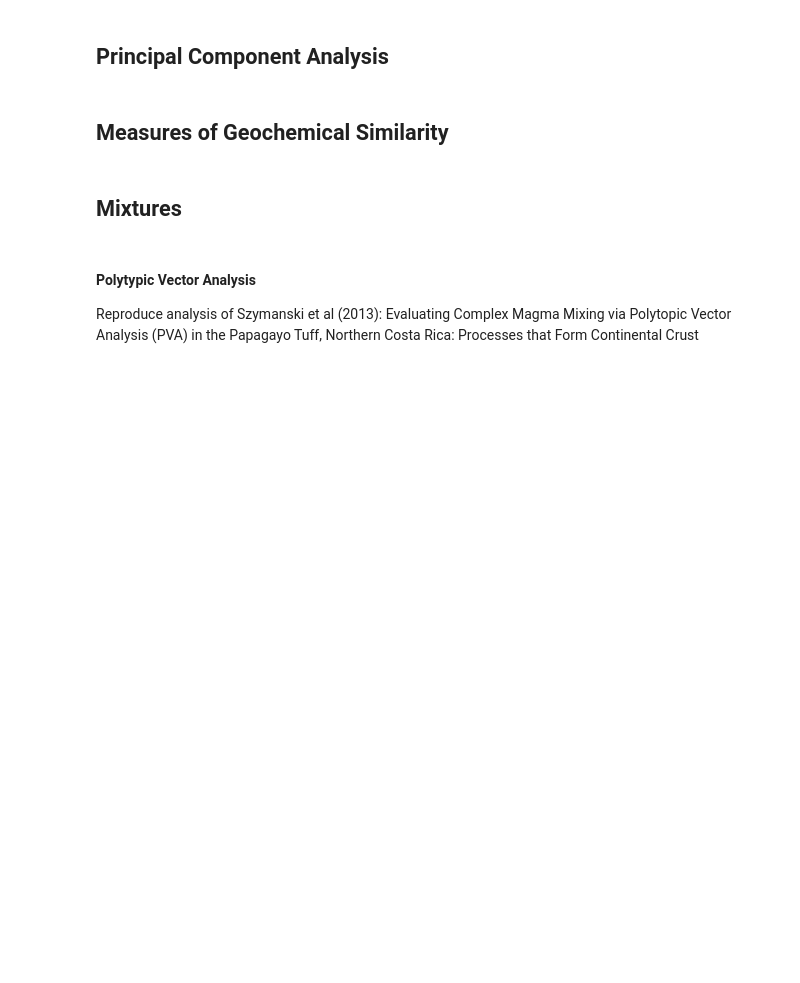
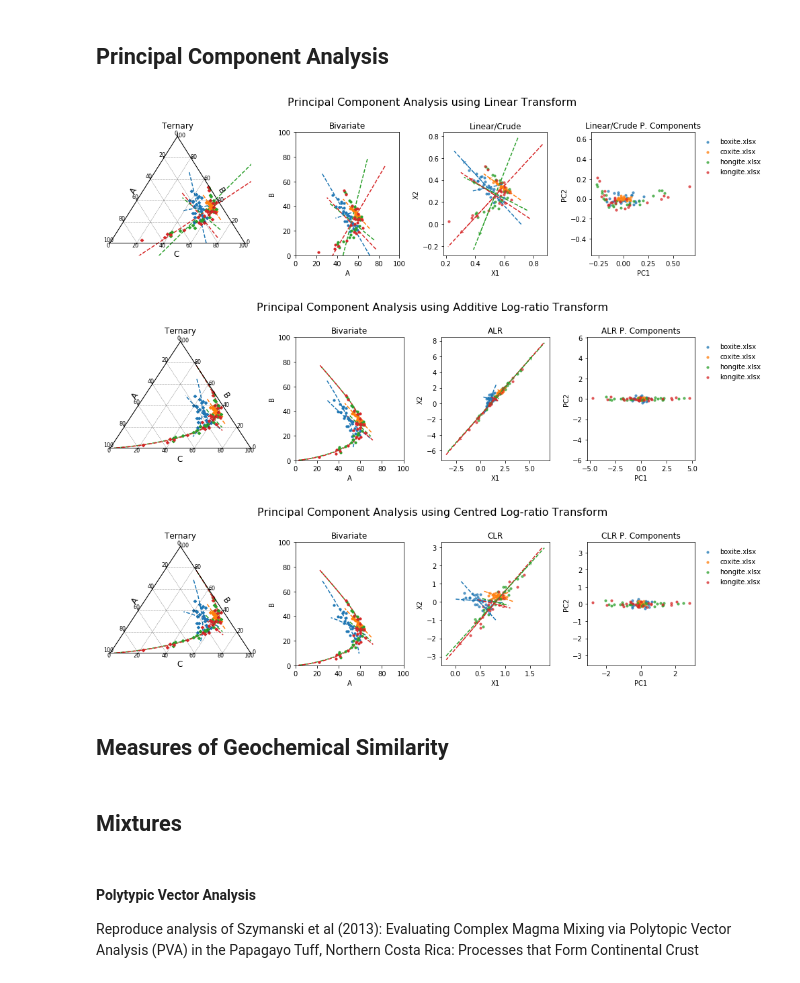
Before and after one commit to morganjwilliams/exploratory-geochemistry, a Jupyter notebook: 04_Dimensional_Reduction.ipynb, the cells around one changed output. Cells and saved outputs as stored; diff of their text form; code cells hidden in the pictures; blank space fills up the shorter version.

```diff
--- a/04_Dimensional_Reduction.ipynb
+++ b/04_Dimensional_Reduction.ipynb
@@ -48,5 +33,85 @@ B25  37.8  30.9  11.9  12.9  6.5     25
+# %%
+def close(X: np.ndarray):
+    return np.divide(X, np.sum(X, axis=1)[:, np.newaxis])
+
+xs = 1/(np.random.randn(5)+4)
+X = np.array([xs, 1-xs])
+X = close(X)
+
+for t in [LinearTransform, ALRTransform, CLRTransform, ILRTransform]:
+    T = t()
+    Y = T.transform(X)
+    new_X = T.inverse_transform(Y)
+    assert np.allclose(X, new_X)
 # %% [markdown]
 ## Principal Component Analysis
+# %%
+dvars = ['A', 'B', 'C']
+markersize=10
+TS = [LinearTransform, ALRTransform, CLRTransform]
+
+pca = PCA(n_components=2)
+
+for T, ix in zip(TS, range(4)):
+    fig, ax = plt.subplots(1, 4, figsize=(14, 3.5), gridspec_kw = {'width_ratios':[1, 0.7, 0.7, 0.7]})
+    f, tax = ternary.figure(ax=ax[0], scale=100)
+    ax[0].set_title('Ternary')
+    ax[1].set_xlim((0,100))
+    ax[1].set_ylim((0,100))
+    cleanup_ternary(tax)
+
+    for df in [B, C, H, K]:
+        data = df.loc[:, dvars].as_matrix()[:, :3]
+        data = close(data)
+
+        ax[1].set_xlabel(dvars[0])
+        ax[1].set_ylabel(dvars[1])
+        ax[1].set_title('Bivariate')
+        ax[1].scatter(data[:, 0]*100, data[:, 1]*100, s=markersize)
+        t = T()
+        d = t.transform(data)
+        ax[2].set_xlabel('X1')
+        ax[2].set_ylabel('X2')
+        scat = ax[2].scatter(d[:, 0], d[:, 1], alpha=0.7, label=df.label, s=markersize)
+        ax[2].set_title(t.label)
+        pca.fit(d)
+        color=mcolors.to_hex(scat.get_facecolor()[0])
+        for variance, vector in zip(pca.explained_variance_, pca.components_):
+            v = vector[:2] * 3 * np.sqrt(variance)
+            draw_vector(pca.mean_[:2],
+                        pca.mean_[:2] + v,
+                        ax=ax[2],
+                        linewidth=1,
+                        linestyle='--',
+                        color=color)
+            line = vector_to_line(pca.mean_, vector, variance, spans=4)
+            ax[2].plot(line[:, 0], line[:, 1], color=color, ls='--', lw=1.5)
+
+            line = t.inverse_transform(line)
+            line = line * 100/line.sum(axis=1)[0]
+            ax[1].plot(line[:, 0], line[:, 1], ls='--', lw=1.5, color=color, zorder=-1)
+            tax.plot(line, ls='--', lw=1.5, color=color, zorder=-1)
+
+
+        # plot principal components
+        d_pca = pca.transform(d)
+        ax[3].scatter(d_pca[:, 0], d_pca[:, 1], alpha=0.7, label=df.label, color=color, s=markersize)
+
+        tax.scatter(data*100, marker='D', s=markersize, color=color)
+        tax.left_axis_label("A", fontsize=12)
+        tax.right_axis_label("B", fontsize=12)
+        tax.bottom_axis_label("C", fontsize=12)
+
+    ax[3].axis('equal')
+    ax[3].set(xlabel='PC1', ylabel='PC2', title='{} P. Components'.format(t.label))
+
+    ax[-1].legend(frameon=False, loc=2, bbox_to_anchor=(1,1))
+    fig.suptitle(f'Principal Component Analysis using {t.longlabel}', y=1.10, fontsize=16)
+    plt.tight_layout()
+# %% [output]
+[figure, added]
+[figure, added]
+[figure, added]
 # %% [markdown]
 ## Measures of Geochemical Similarity
 # %% [markdown]
```
Also changed, not shown: parts of 3 cells of this notebook, 6 other files.
